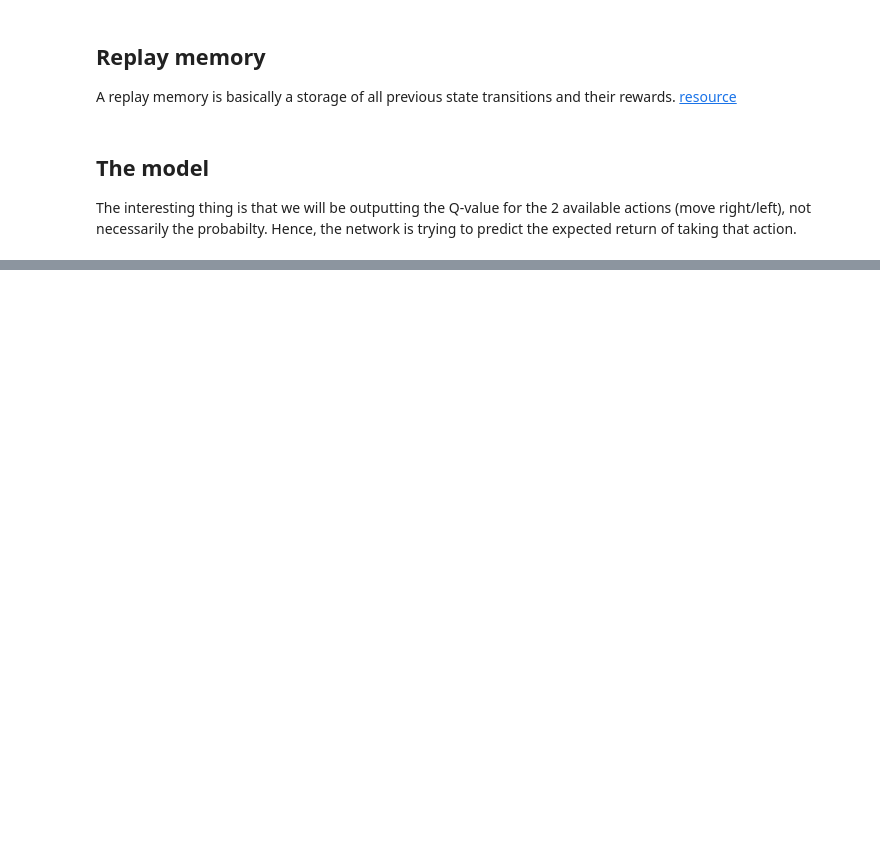
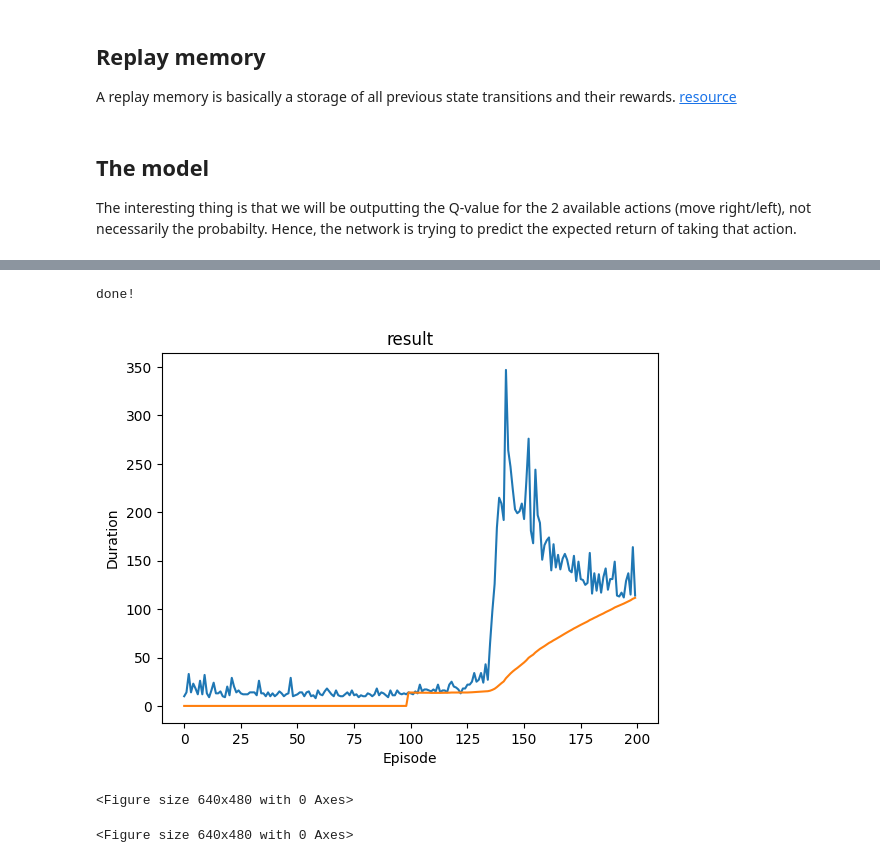
Before and after one commit to aetherclouds/torch-dqn, a Jupyter notebook: main.ipynb, the cells around one changed output, grey strips where cells are left out. Cells and saved outputs as stored; diff of their text form; code cells hidden in the pictures; blank space fills up the shorter version.

```diff
--- a/main.ipynb
+++ b/main.ipynb
@@ -13,9 +14,12 @@ from itertools import count
 import matplotlib
 import matplotlib.pyplot as plt
 
+import torch
 import torch.nn as nn
 import torch.optim as optim
 import torch.nn.functional as F
+
+from pprint import pprint
 
 env = gym.make("CartPole-v1")
 
@@ -29,12 +33,8 @@ if is_ipython:
 # - `pyplot.show` will not block by default.
 plt.ion()
 
-# check if using DirectML or not
-import imp
-try:
-    imp.find_module('torch_directml')
-    # https://learn.microsoft.com/en-us/windows/ai/directml/gpu-pytorch-windows
-    device = torch_directml.device()
-except ImportError:
-    torch.device("cuda" if torch.cuda.is_available() else "cpu")
+import torch_directml
+# https://learn.microsoft.com/en-us/windows/ai/directml/gpu-pytorch-windows
+device = torch_directml.device()
+torch.device("cuda" if torch.cuda.is_available() else "cpu")
 # %% [output]
@@ -63,7 +63,7 @@ class ReplayMemory(object):
     def sample(self, batch_sze):
         return random.sample(self.memory, batch_sze)
 
-    def __len(self):
+    def __len__(self):
         return len(self.memory)
 # %% [markdown]
 ## The model
@@ -136,0 +238,51 @@ def select_action(state):
+# %%
+if torch.cuda.is_available():
+    num_episodes = 600
+else:
+    num_episodes = 200
+
+for i_episode in range(num_episodes):
+    state, info = env.reset()
+    state = torch.tensor(state, dtype=torch.float32, device=device).unsqueeze(0)
+    # t will literally be the aount of time-steps here, as this loop will only break when we're done
+    # larger is better
+    for t in count():
+        action = select_action(state)
+        observation, reward, terminated, truncated, _ = env.step(action.item())
+        reward = torch.tensor([reward], device=device)
+        done = terminated or truncated
+
+        if terminated:
+            next_state = None
+        else:
+            # even if our state got truncated, this is fine because in next_state_values it'll be equivalent to 0 since it gets masked out
+            next_state = torch.tensor(observation, dtype=torch.float32, device=device).unsqueeze(0)
+
+        memory.push(state, action, next_state, reward)
+
+        state = next_state
+
+        optimize_model()
+
+        # TODO: learn what is soft update exactly & why
+        target_net_state_dict = target_net.state_dict()
+        policy_net_state_dict = policy_net.state_dict()
+        for key in policy_net_state_dict:
+            # we don't update target_net into policy_net fully - but rather gradually
+            target_net_state_dict[key] = policy_net_state_dict[key]*TAU + target_net_state_dict[key]*(1-TAU)
+        target_net.load_state_dict(target_net_state_dict)
+
+        if done:
+            episode_durations.append(t+1)
+            plot_durations()
+            break
+
+print('done!')
+plot_durations(show_result=True)
+plt.ioff()
+plt.show()
+# %% [output]
+done!
+[figure, added]
+<Figure size 640x480 with 0 Axes>
+<Figure size 640x480 with 0 Axes>
```
Also changed, not shown: parts of 8 cells of this notebook, 3 other files.
